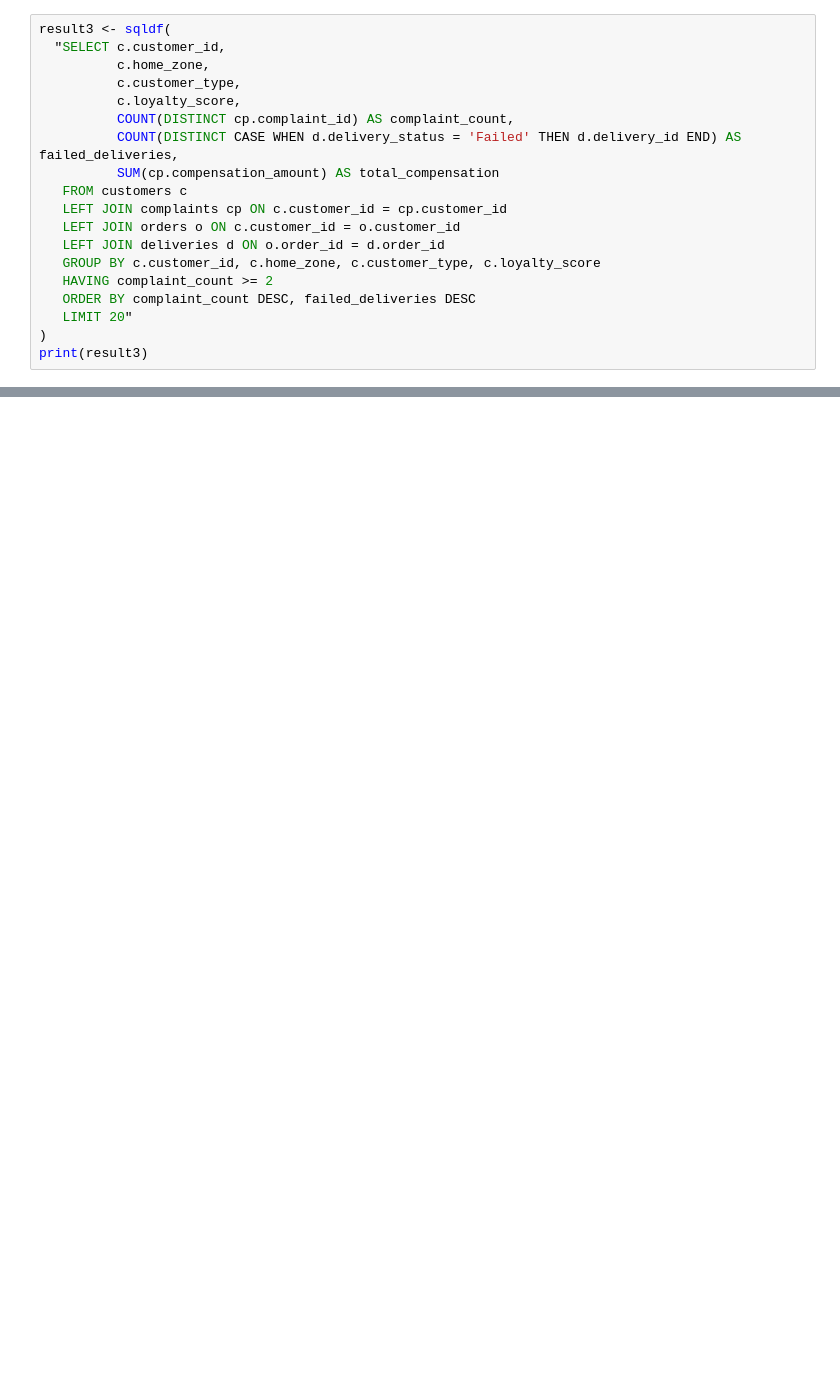
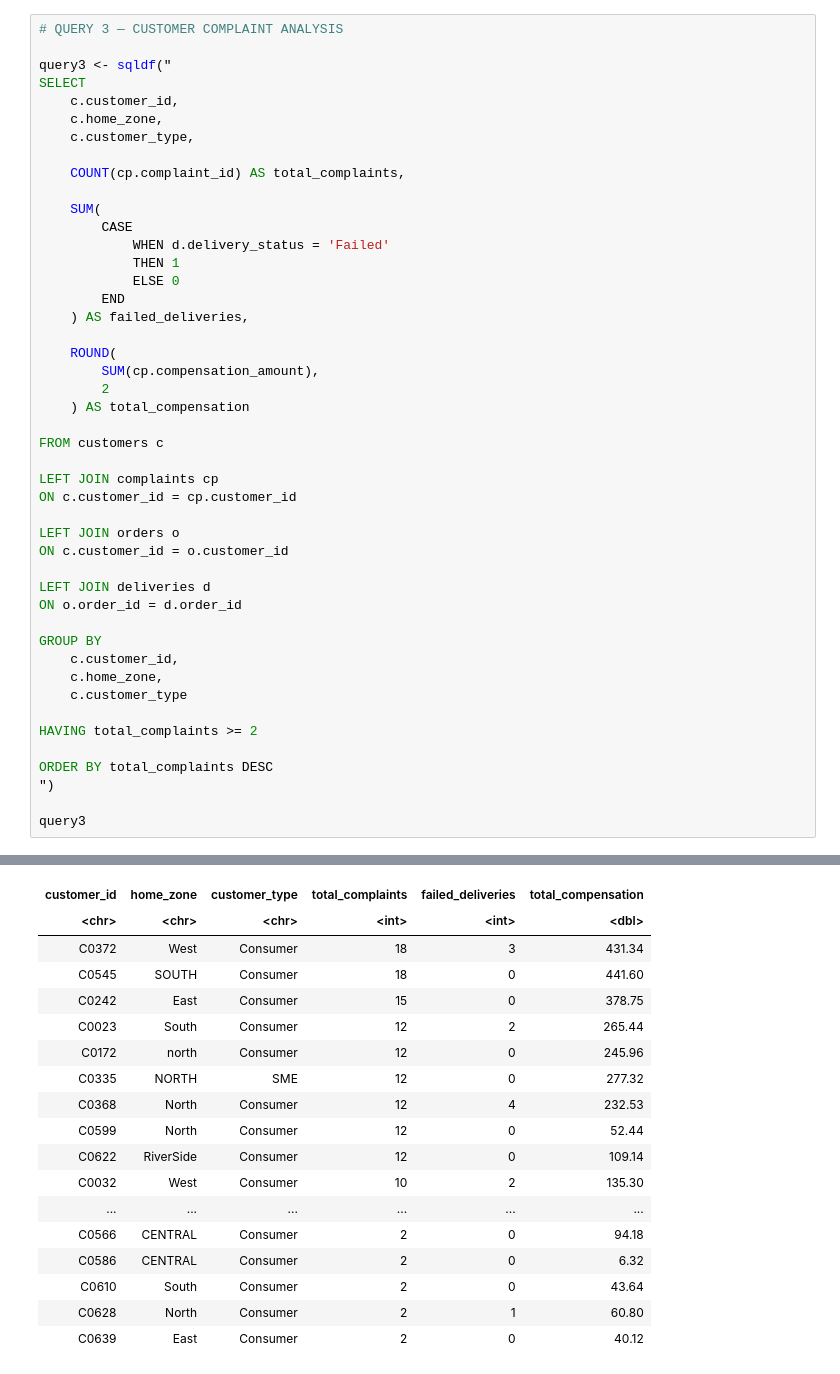
Before and after one commit to chithrakumardakshan-cloud/northstar-analytics, a Jupyter notebook: notebooks/01_sql_in_r.ipynb, the cells around one changed output, grey strips where cells are left out. Cells and saved outputs as stored; diff of their text form; blank space fills up the shorter version.

```diff
--- a/notebooks/01_sql_in_r.ipynb
+++ b/notebooks/01_sql_in_r.ipynb
@@ -111,20 +209,47 @@ print(result2)
 # %%
-result3 <- sqldf(
-  "SELECT c.customer_id,
-          c.home_zone,
-          c.customer_type,
-          c.loyalty_score,
-          COUNT(DISTINCT cp.complaint_id) AS complaint_count,
-          COUNT(DISTINCT CASE WHEN d.delivery_status = 'Failed' THEN d.delivery_id END) AS failed_deliveries,
-          SUM(cp.compensation_amount) AS total_compensation
-   FROM customers c
-   LEFT JOIN complaints cp ON c.customer_id = cp.customer_id
-   LEFT JOIN orders o ON c.customer_id = o.customer_id
-   LEFT JOIN deliveries d ON o.order_id = d.order_id
-   GROUP BY c.customer_id, c.home_zone, c.customer_type, c.loyalty_score
-   HAVING complaint_count >= 2
-   ORDER BY complaint_count DESC, failed_deliveries DESC
-   LIMIT 20"
-)
-print(result3)
+# QUERY 3 — CUSTOMER COMPLAINT ANALYSIS
+
+query3 <- sqldf("
+SELECT
+    c.customer_id,
+    c.home_zone,
+    c.customer_type,
+
+    COUNT(cp.complaint_id) AS total_complaints,
+
+    SUM(
+        CASE
+            WHEN d.delivery_status = 'Failed'
+            THEN 1
+            ELSE 0
+        END
+    ) AS failed_deliveries,
+
+    ROUND(
+        SUM(cp.compensation_amount),
+        2
+    ) AS total_compensation
+
+FROM customers c
+
+LEFT JOIN complaints cp
+ON c.customer_id = cp.customer_id
+
+LEFT JOIN orders o
+ON c.customer_id = o.customer_id
+
+LEFT JOIN deliveries d
+ON o.order_id = d.order_id
+
+GROUP BY
+    c.customer_id,
+    c.home_zone,
+    c.customer_type
+
+HAVING total_complaints >= 2
+
+ORDER BY total_complaints DESC
+")
+
+query3
 # %% [output]
@@ -148 +257,19 @@ print(result3)
+| customer_id | home_zone | customer_type | total_complaints | failed_deliveries | total_compensation |
+| <chr> | <chr> | <chr> | <int> | <int> | <dbl> |
+| C0372 | West | Consumer | 18 | 3 | 431.34 |
+| C0545 | SOUTH | Consumer | 18 | 0 | 441.60 |
+| C0242 | East | Consumer | 15 | 0 | 378.75 |
+| C0023 | South | Consumer | 12 | 2 | 265.44 |
+| C0172 | north | Consumer | 12 | 0 | 245.96 |
+| C0335 | NORTH | SME | 12 | 0 | 277.32 |
+| C0368 | North | Consumer | 12 | 4 | 232.53 |
+| C0599 | North | Consumer | 12 | 0 | 52.44 |
+| C0622 | RiverSide | Consumer | 12 | 0 | 109.14 |
+| C0032 | West | Consumer | 10 | 2 | 135.30 |
+| ... | ... | ... | ... | ... | ... |
+| C0566 | CENTRAL | Consumer | 2 | 0 | 94.18 |
+| C0586 | CENTRAL | Consumer | 2 | 0 | 6.32 |
+| C0610 | South | Consumer | 2 | 0 | 43.64 |
+| C0628 | North | Consumer | 2 | 1 | 60.80 |
+| C0639 | East | Consumer | 2 | 0 | 40.12 |
 # %%
```
Also changed, not shown: parts of 9 cells of this notebook.
